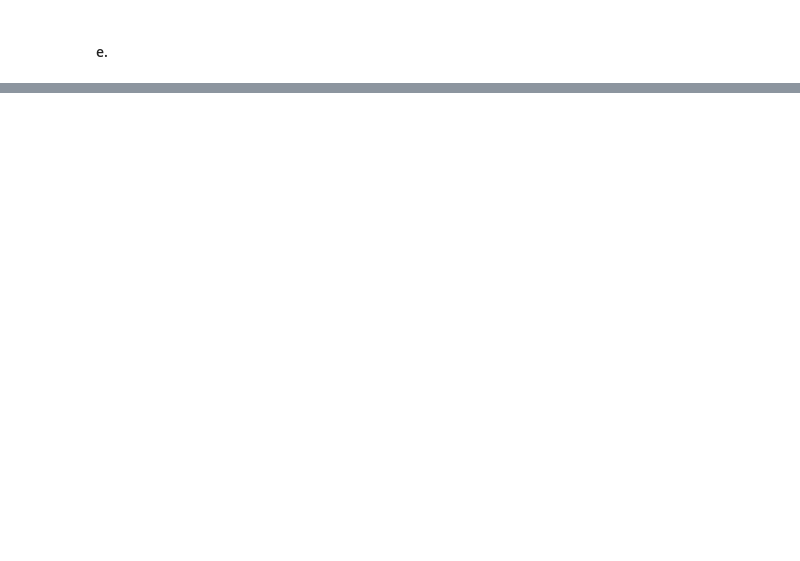
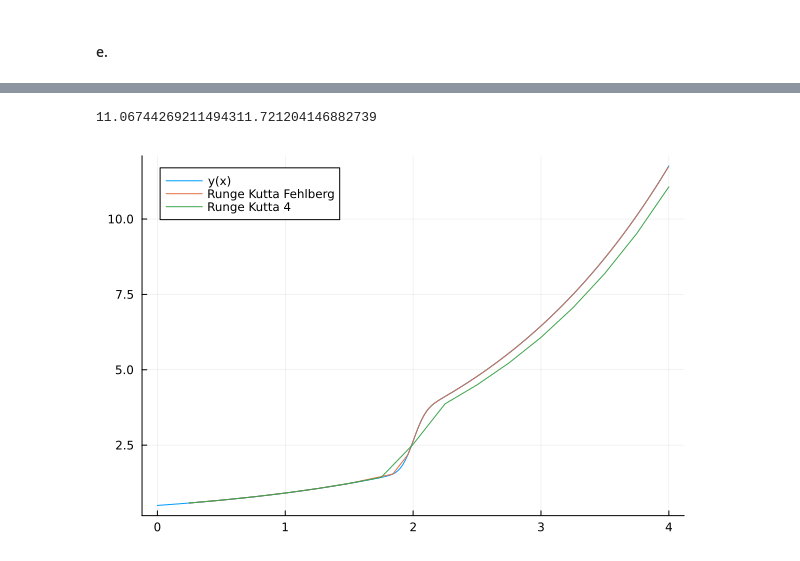
Before and after one commit to DaveAlsina/8tavoSemestre, a Jupyter notebook: numerico/taller2/taller2solucion_new.ipynb, the cells around one changed output, grey strips where cells are left out. Saved outputs shown, nothing was run; the diff lists cells and outputs as text; code cells hidden in the pictures; blank space fills up the shorter version.

```diff
--- a/numerico/taller2/taller2solucion_new.ipynb
+++ b/numerico/taller2/taller2solucion_new.ipynb
@@ -706,0 +796,6 @@ plot!(answers[3][1], answers[3][2], legend=true, title="Runge Kutta 4", xlabel="
+# %%
+xs3, ys3 = runge_kutta_fehlberg(y′, x0, y0, h, 4, tol, true)
+
+#drop the points bigger than 4
+ys3 = ys3[1:findfirst(x -> x > 3.99, xs3)]
+xs3 = xs3[1:findfirst(x -> x > 3.99, xs3)]
@@ -706,0 +820,7 @@ plot!(answers[3][1], answers[3][2], legend=true, title="Runge Kutta 4", xlabel="
+# %%
+parade_condition = (x, x_new, y, y_new) -> (x_new > upper_bound)
+xs4, ys4 = runge_kutta_4(y′, x0, y0, h, tol, parade_condition = parade_condition)
+
+#drop the points bigger than 4
+ys4 = ys4[1:findfirst(x -> x > 3.99, xs4)]
+xs4 = xs4[1:findfirst(x -> x > 3.99, xs4)]
@@ -706,0 +845,11 @@ plot!(answers[3][1], answers[3][2], legend=true, title="Runge Kutta 4", xlabel="
+# %%
+domx = [x for x in 0:0.01:4]
+print(ys4[end])
+print(ys3[end])
+
+plot(domx, y.(domx), label="y(x)", legend=true)
+plot!(xs3, ys3, label="Runge Kutta Fehlberg", legend=true)
+plot!(xs4, ys4, label="Runge Kutta 4", legend=true)
+# %% [output]
+11.06744269211494311.721204146882739
+[figure, added]
```
Also changed, not shown: parts of 16 cells of this notebook, 1 other file.
